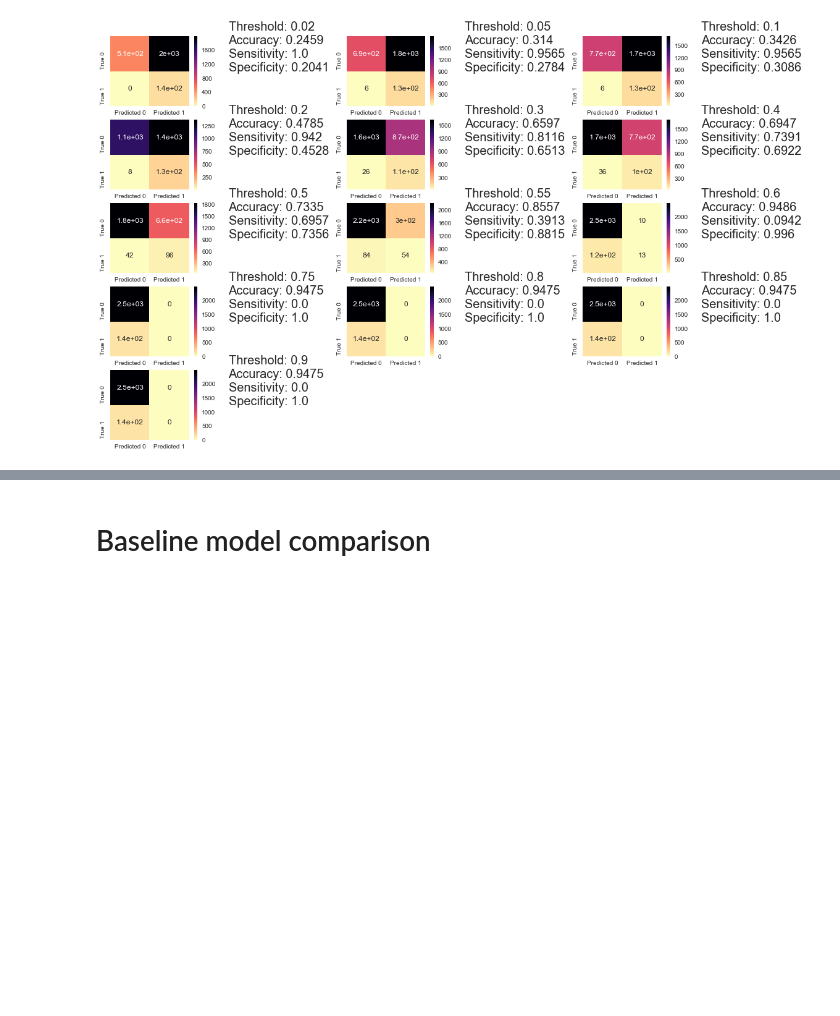
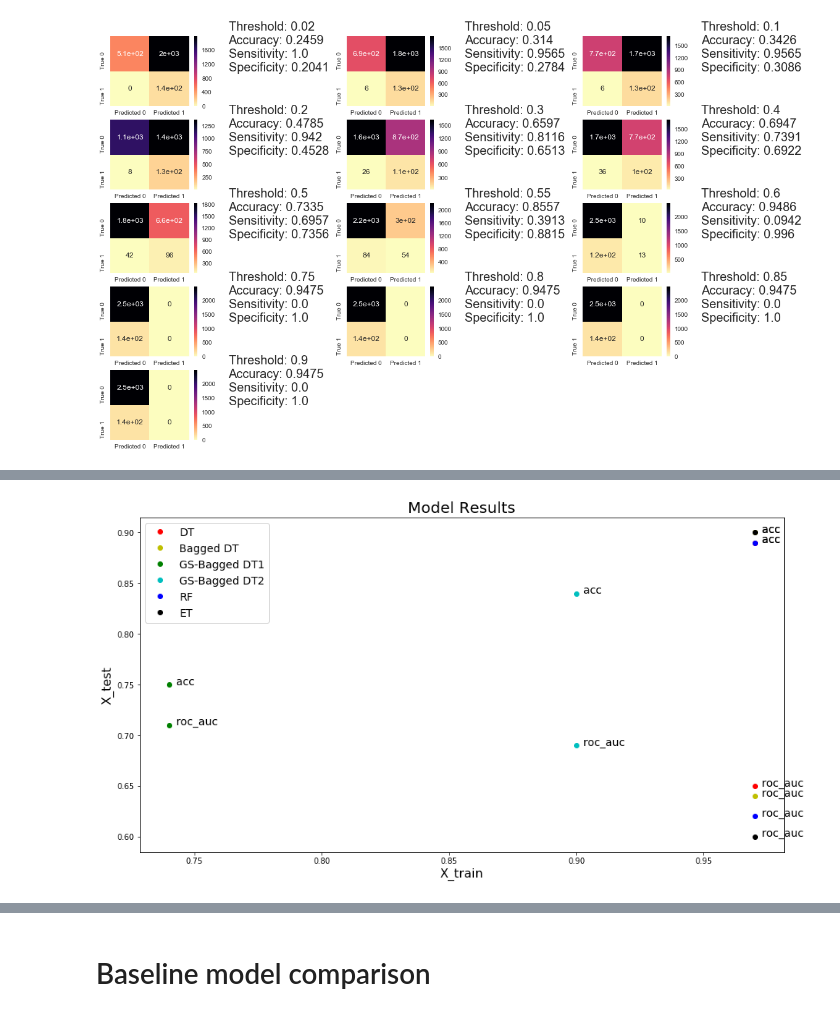
Before and after one commit to helencai62/CDC_WNV_project, a Jupyter notebook: Model_DecisionTree.ipynb, the cells around one changed output, grey strips where cells are left out. Saved outputs shown, nothing was run; the diff lists cells and outputs as text; code cells hidden in the pictures; blank space fills up the shorter version.

```diff
--- a/Model_DecisionTree.ipynb
+++ b/Model_DecisionTree.ipynb
@@ -426,0 +399,25 @@ for i, threshold in enumerate(thresholds):
+# %%
+models = ['DT', 'Bagged DT', 'GS-Bagged DT1', 'GS-Bagged DT2', 'RF', 'ET']
+#DT1: {'base_estimator__max_depth': 3, 'base_estimator__min_samples_split': 2, 'n_estimators': 50}
+#DT2: {'base_estimator__max_depth': 9, 'base_estimator__min_samples_split': 2, 'n_estimators': 9}
+
+acc_train = [0.97, 0.97, 0.74, 0.90, 0.97, 0.97]
+acc_test = [0.89, 0.90, 0.75, 0.84, 0.89, 0.90]
+roc_auc_train = [0.97, 0.97, 0.74, 0.90, 0.97, 0.97]
+roc_auc_test = [0.65, 0.64, 0.71, 0.69, 0.62, 0.60]
+
+colors = ['ro', 'yo', 'go', 'co', 'bo', 'ko']
+
+plt.figure(figsize=(15,8))
+
+for i in range(len(models)):
+    plt.plot(acc_train[i], acc_test[i], colors[i], label = models[i])
+    plt.plot(roc_auc_train[i], roc_auc_test[i], colors[i])
+    plt.text(acc_train[i], acc_test[i], s = '  acc', fontsize=14)
+    plt.text(roc_auc_train[i], roc_auc_test[i], s = '  roc_auc', fontsize=14)
+    plt.xlabel('X_train', fontsize = 16)
+    plt.ylabel('X_test', fontsize = 16)
+    plt.title('Model Results', fontsize = 20)
+    plt.legend(fontsize = 14)
+# %% [output]
+[figure, added]
```
Also changed, not shown: parts of 11 cells of this notebook, 4 other files.
